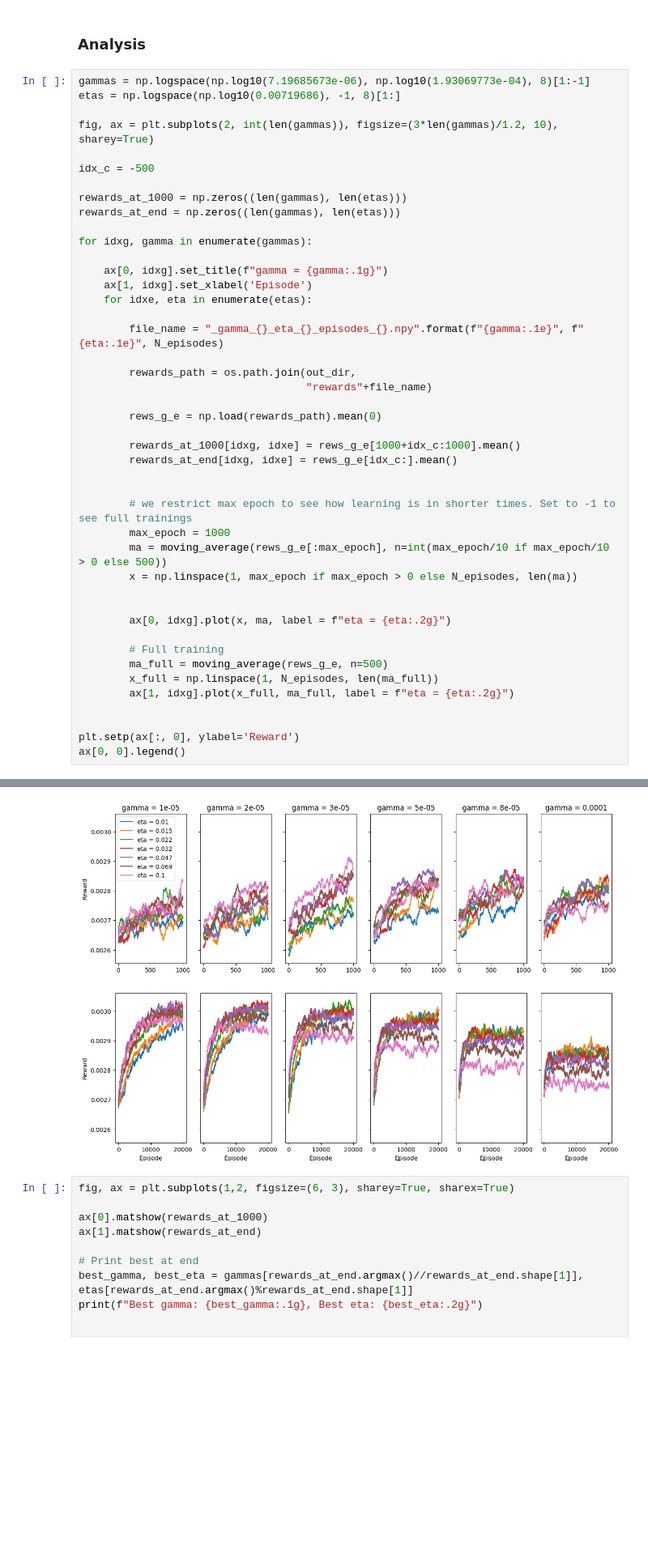
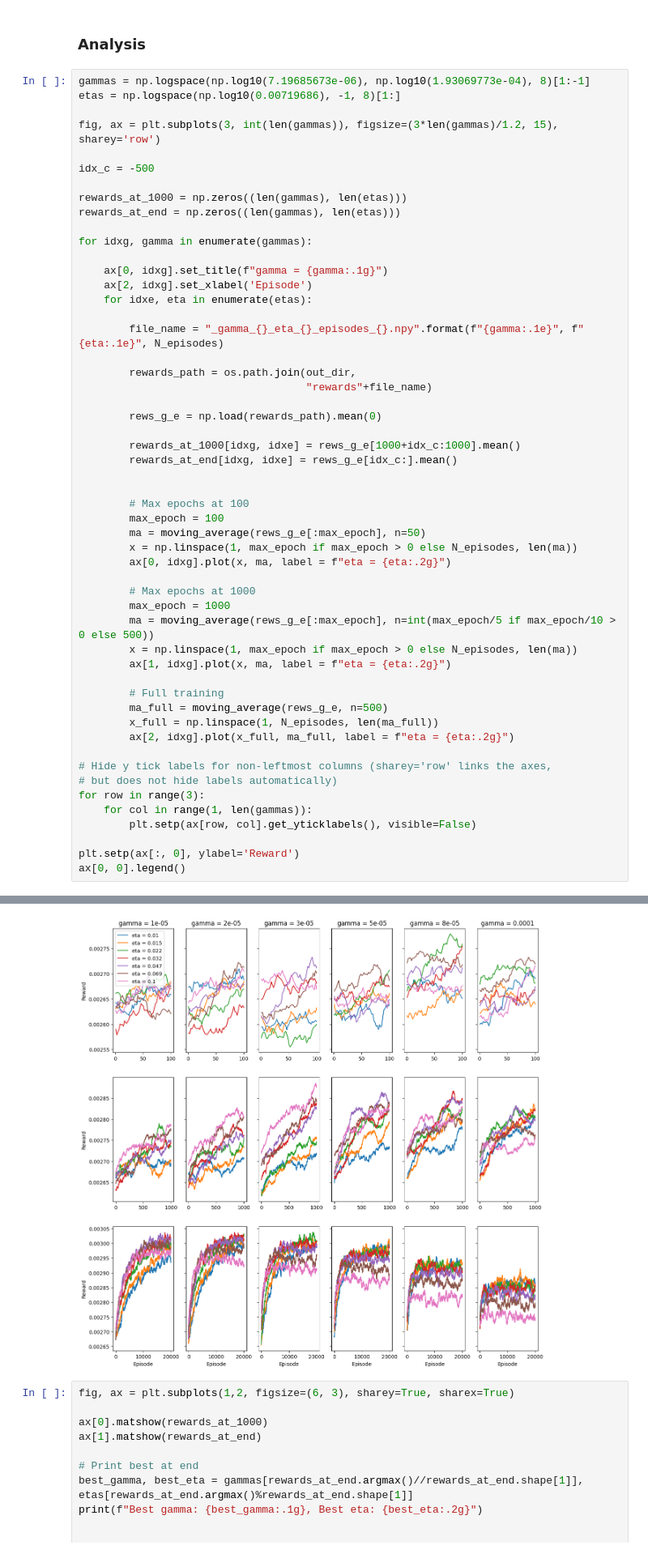
Before and after one commit to gorkamunoz/rl_opts, a Jupyter notebook: nbs/lib_nbs/develop/test_training_virtual_abm.ipynb, the cells around one changed output, grey strips where cells are left out. Shown at 81% size. Drawn from its saved outputs; the diff is of its cells as text; blank space fills up the shorter version.

Commit message:
added boundary + time_ep analysis

```diff
--- a/nbs/lib_nbs/develop/test_training_virtual_abm.ipynb
+++ b/nbs/lib_nbs/develop/test_training_virtual_abm.ipynb
@@ -1163,7 +1165,7 @@ for idxg, gamma in enumerate(gammas):
 gammas = np.logspace(np.log10(7.19685673e-06), np.log10(1.93069773e-04), 8)[1:-1]
 etas = np.logspace(np.log10(0.00719686), -1, 8)[1:]
 
-fig, ax = plt.subplots(2, int(len(gammas)), figsize=(3*len(gammas)/1.2, 10), sharey=True)
+fig, ax = plt.subplots(3, int(len(gammas)), figsize=(3*len(gammas)/1.2, 15), sharey='row')
 
 idx_c = -500
 
@@ -1171,41 +1173,50 @@ rewards_at_1000 = np.zeros((len(gammas), len(etas)))
 rewards_at_end = np.zeros((len(gammas), len(etas)))
 
 for idxg, gamma in enumerate(gammas):
 
     ax[0, idxg].set_title(f"gamma = {gamma:.1g}")
-    ax[1, idxg].set_xlabel('Episode')
+    ax[2, idxg].set_xlabel('Episode')
     for idxe, eta in enumerate(etas):
 
         file_name = "_gamma_{}_eta_{}_episodes_{}.npy".format(f"{gamma:.1e}", f"{eta:.1e}", N_episodes)
 
         rewards_path = os.path.join(out_dir,
                                     "rewards"+file_name)
 
         rews_g_e = np.load(rewards_path).mean(0)
 
         rewards_at_1000[idxg, idxe] = rews_g_e[1000+idx_c:1000].mean()
         rewards_at_end[idxg, idxe] = rews_g_e[idx_c:].mean()
 
 
-        # we restrict max epoch to see how learning is in shorter times. Set to -1 to see full trainings
+        # Max epochs at 100
+        max_epoch = 100
+        ma = moving_average(rews_g_e[:max_epoch], n=50)
+        x = np.linspace(1, max_epoch if max_epoch > 0 else N_episodes, len(ma))
+        ax[0, idxg].plot(x, ma, label = f"eta = {eta:.2g}")
+
+        # Max epochs at 1000
         max_epoch = 1000
-        ma = moving_average(rews_g_e[:max_epoch], n=int(max_epoch/10 if max_epoch/10 > 0 else 500))
+        ma = moving_average(rews_g_e[:max_epoch], n=int(max_epoch/5 if max_epoch/10 > 0 else 500))
         x = np.linspace(1, max_epoch if max_epoch > 0 else N_episodes, len(ma))
-
-
-        ax[0, idxg].plot(x, ma, label = f"eta = {eta:.2g}")
+        ax[1, idxg].plot(x, ma, label = f"eta = {eta:.2g}")
 
         # Full training
         ma_full = moving_average(rews_g_e, n=500)
         x_full = np.linspace(1, N_episodes, len(ma_full))
-        ax[1, idxg].plot(x_full, ma_full, label = f"eta = {eta:.2g}")
+        ax[2, idxg].plot(x_full, ma_full, label = f"eta = {eta:.2g}")
 
+# Hide y tick labels for non-leftmost columns (sharey='row' links the axes,
+# but does not hide labels automatically)
+for row in range(3):
+    for col in range(1, len(gammas)):
+        plt.setp(ax[row, col].get_yticklabels(), visible=False)
 
 plt.setp(ax[:, 0], ylabel='Reward')
 ax[0, 0].legend()
 # %% [output]
 <matplotlib.legend.Legend at 0x...>
-[figure, old version]
+[figure, new version]
 # %%
 fig, ax = plt.subplots(1,2, figsize=(6, 3), sharey=True, sharex=True)
 
```
Also changed, not shown: parts of 24 cells of this notebook.
